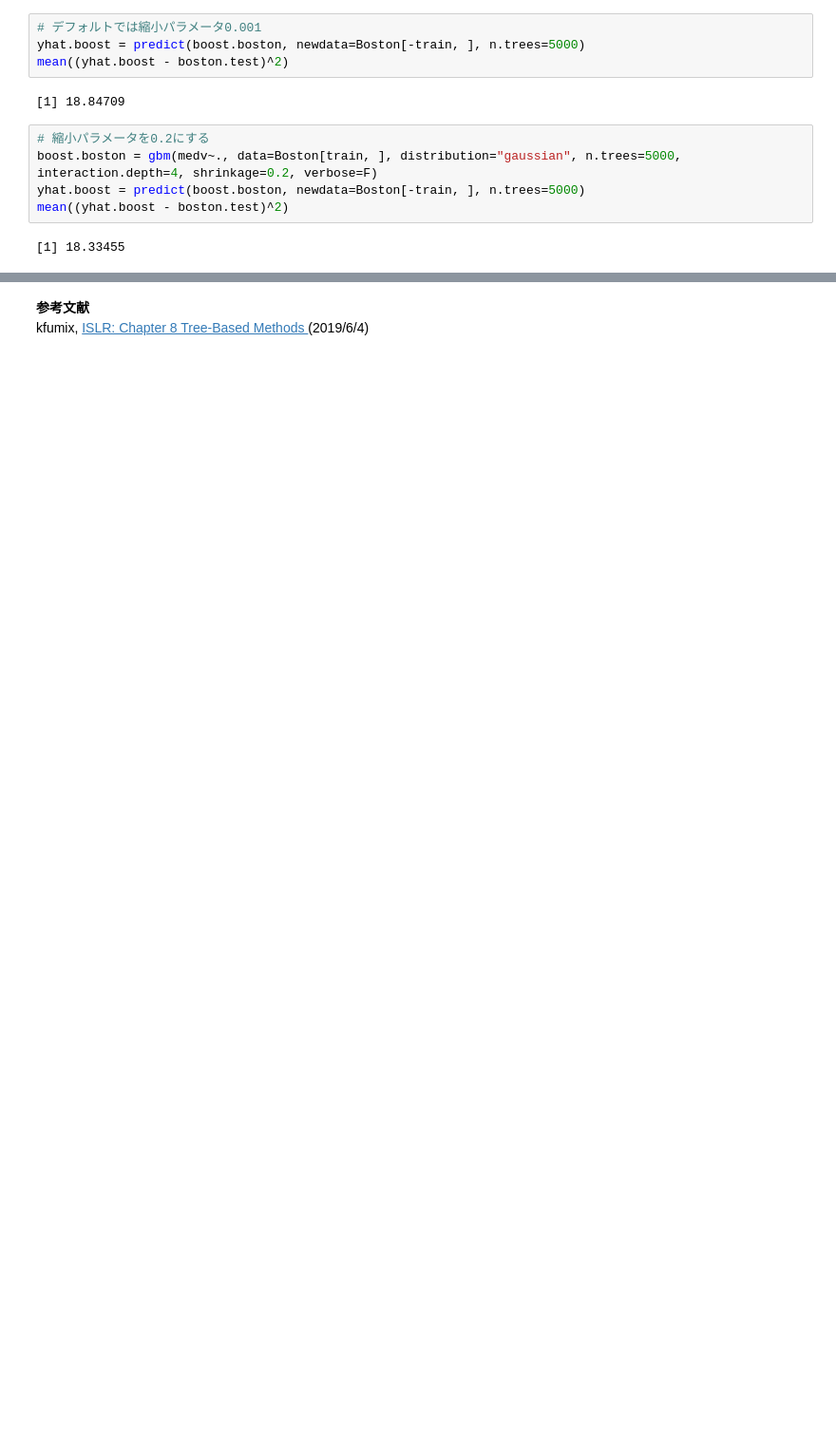
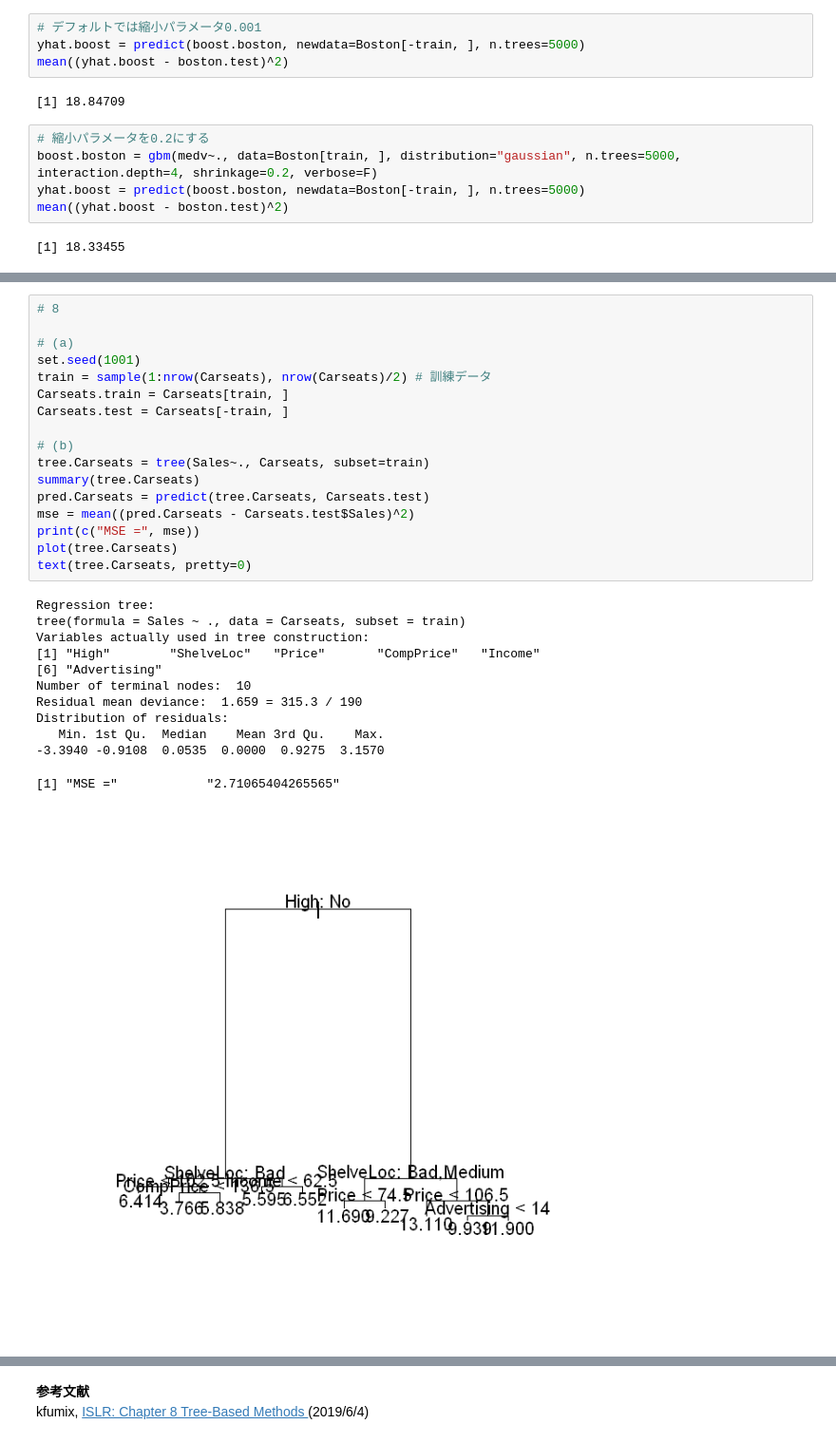
Before and after one commit to yellowmeteor/met_python.github.io, a Jupyter notebook: ISLR/8_Tree-Based_Methods.ipynb, the cells around one changed output, grey strips where cells are left out. Shown at 95% size. Cells and saved outputs as stored; diff of their text form; blank space fills up the shorter version.

```diff
--- a/ISLR/8_Tree-Based_Methods.ipynb
+++ b/ISLR/8_Tree-Based_Methods.ipynb
@@ -452,0 +525,30 @@ $$
+# %%
+# 8
+
+# (a)
+set.seed(1001)
+train = sample(1:nrow(Carseats), nrow(Carseats)/2) # 訓練データ
+Carseats.train = Carseats[train, ]
+Carseats.test = Carseats[-train, ]
+
+# (b)
+tree.Carseats = tree(Sales~., Carseats, subset=train)
+summary(tree.Carseats)
+pred.Carseats = predict(tree.Carseats, Carseats.test)
+mse = mean((pred.Carseats - Carseats.test$Sales)^2)
+print(c("MSE =", mse))
+plot(tree.Carseats)
+text(tree.Carseats, pretty=0)
+# %% [output]
+Regression tree:
+tree(formula = Sales ~ ., data = Carseats, subset = train)
+Variables actually used in tree construction:
+[1] "High"        "ShelveLoc"   "Price"       "CompPrice"   "Income"
+[6] "Advertising"
+Number of terminal nodes:  10
+Residual mean deviance:  1.659 = 315.3 / 190
+Distribution of residuals:
+   Min. 1st Qu.  Median    Mean 3rd Qu.    Max.
+-3.3940 -0.9108  0.0535  0.0000  0.9275  3.1570
+[1] "MSE ="            "2.71065404265565"
+[figure, added]
```
Also changed, not shown: parts of 12 cells of this notebook, 3 other files.
